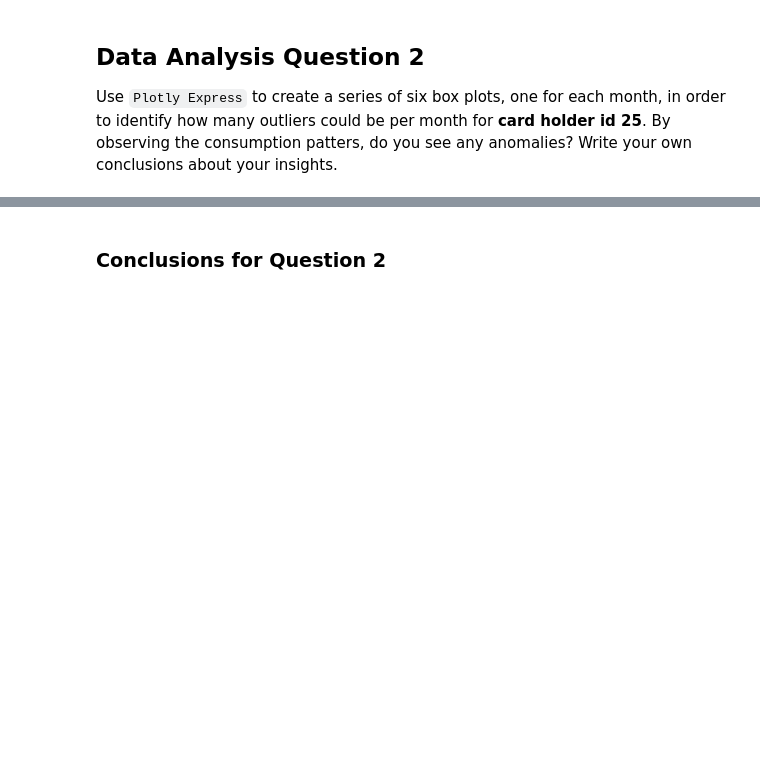
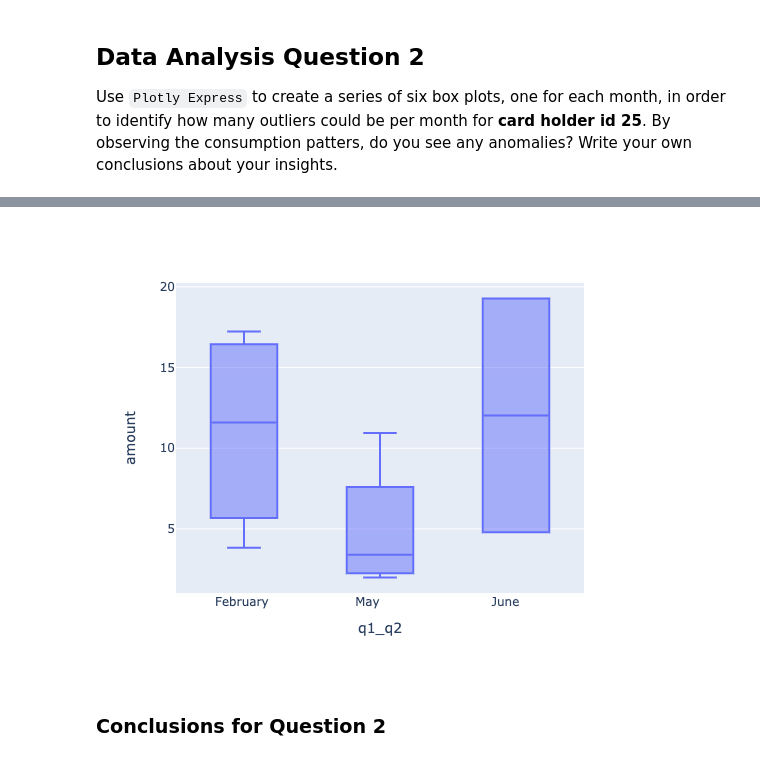
Before and after one commit to pclaypoole/SQL-Suspicious-Transactions, a Jupyter notebook: Starter_Files/visual_data_analysis.ipynb, the cells around one changed output, grey strips where cells are left out. Drawn from its saved outputs; the diff is of its cells as text; code cells hidden in the pictures; blank space fills up the shorter version.

Commit message:
added box plot, updated readme file, added ipynb code

```diff
--- a/Starter_Files/visual_data_analysis.ipynb
+++ b/Starter_Files/visual_data_analysis.ipynb
@@ -126,6 +125,8 @@ card_holder_25_df.head()
 # %%
 # creating the six box plots using plotly express
-six_box_plots = px.box(card_holder_25_df, y="amount")
-#six_box_plots
+six_box_plots = px.box(card_holder_25_df, y="amount", x="q1_q2")
+six_box_plots
+# %% [output]
+[figure, added]
 # %% [markdown]
    ### Conclusions for Question 2
```
Also changed, not shown: parts of 2 cells of this notebook, 2 other files.
